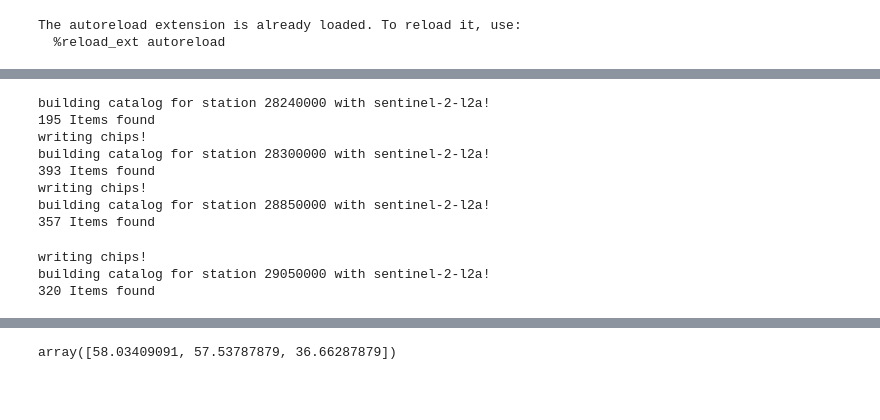
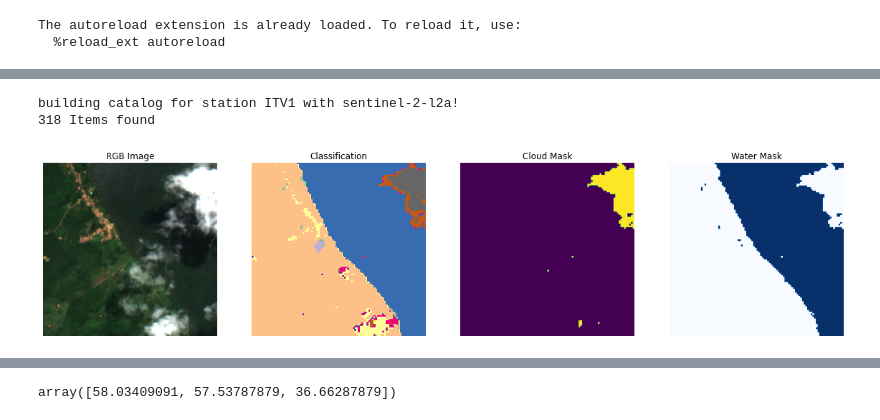
Before and after one commit to csp-inc/fluvius, a Jupyter notebook: notebooks/03-Image-Join.ipynb, the cells around one changed output, grey strips where cells are left out. Drawn from its saved outputs; the diff is of its cells as text; code cells hidden in the pictures; blank space fills up the shorter version.

Commit message:
visualizations

```diff
--- a/notebooks/03-Image-Join.ipynb
+++ b/notebooks/03-Image-Join.ipynb
@@ -18,10 +18,11 @@ for var in env_vars:
     key, value = var.split(' = ')
     os.environ[key] = value
 
-container = 'ana-data'
+data_source = 'itv'
+container = f'{data_source}-data'
 
 storage_options={'account_name':os.environ['ACCOUNT_NAME'],\
-                 'account_key':os.environ['BLOB_KEY'],\
+                 'account_key':os.environ['BLOB_KEY'],
                  'connection_string': os.environ['CONNECTION_STRING']}
 
 fs = fsspec.filesystem('az',\
@@ -44,23 +47,43 @@ import matplotlib.pyplot as plt
 The autoreload extension is already loaded. To reload it, use:
   %reload_ext autoreload
 # %%
-data_source = 'ana'
-container = f'{data_source}-data'
+############## initial parameters ##############
+if data_source == 'usgs':
+    day_tolerance = 0 #reduce this for usgs-data
+else:
+    day_tolerance = 8
+cloud_thr = 80
+buffer_distance = 1000 # change this to increase chip size in meter
+################################################
+
 ds = WaterData(data_source, container, storage_options)
 ds.get_source_df()
-buffer_distance = 500 #in meters
 ds.apply_buffer_to_points(buffer_distance)
 ds.generate_map()
 ds.plot_map
 # %% [output]
 [interactive output not drawn]
+# %%
+station = 'ITV1'
+ds.get_station_data(station)
+ds.station[station].build_catalog()
+ds.station[station].get_cloud_filtered_image_df(cloud_thr)
+ds.station[station].merge_image_df_with_samples(day_tolerance)
+ds.station[station].get_reflectances()
+# %% [output]
+building catalog for station ITV1 with sentinel-2-l2a!
+318 Items found
+# %%
+ds.station[station].visualize_chip(19)
+# %% [output]
+[figure, added]
 # %%
-for station in ds.df.iloc[16:]['site_no']:
+#full loop
+for station in ds.df['site_no']:
     ds.get_station_data(station)
     ds.station[station].build_catalog()
 
-    cloud_thr = 80
-    day_tolerance = 8
+
     if ds.station[station].catalog is None:
         print('No matching images! Skipping...')
         continue
@@ -68,21 +91,3 @@ for station in ds.df.iloc[16:]['site_no']:
         ds.station[station].get_cloud_filtered_image_df(cloud_thr)
         ds.station[station].merge_image_df_with_samples(day_tolerance)
         ds.station[station].get_reflectances()
-
-        outfilename = f'az://{ds.container}/stations/{station}/{station}_processed.csv'
-        ds.station[station].merged_df.to_csv(outfilename,index=False,storage_options=ds.storage_options)
-        #let's do the write_chips_to_blob?
-        print('writing chips!')
-        ds.station[station].write_tiles_to_blob(working_dirc='/tmp')
-# %% [output]
-building catalog for station 28240000 with sentinel-2-l2a!
-195 Items found
-writing chips!
-building catalog for station 28300000 with sentinel-2-l2a!
-393 Items found
-writing chips!
-building catalog for station 28850000 with sentinel-2-l2a!
-357 Items found
-writing chips!
-building catalog for station 29050000 with sentinel-2-l2a!
-320 Items found
```
Also changed, not shown: parts of 7 cells of this notebook, 2 other files.
